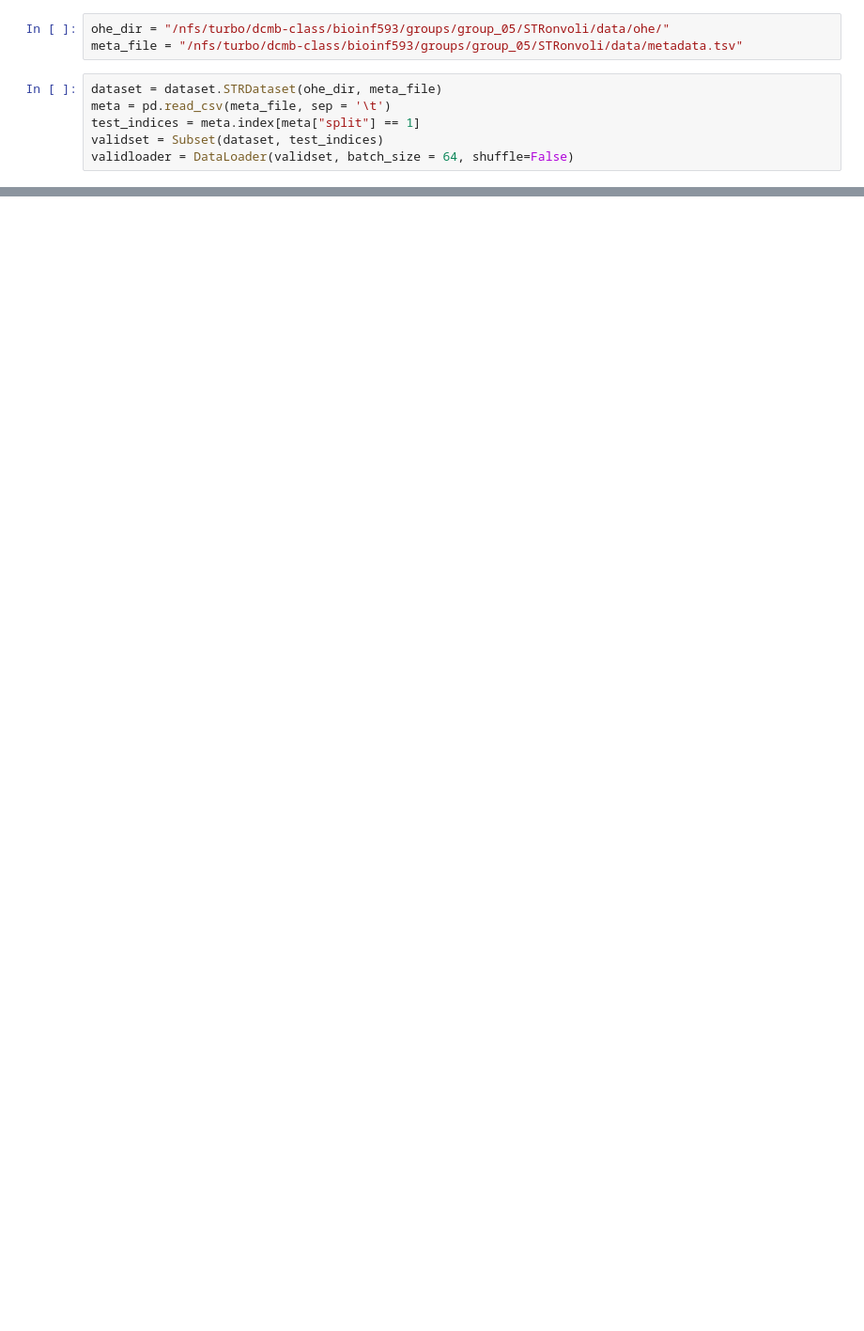
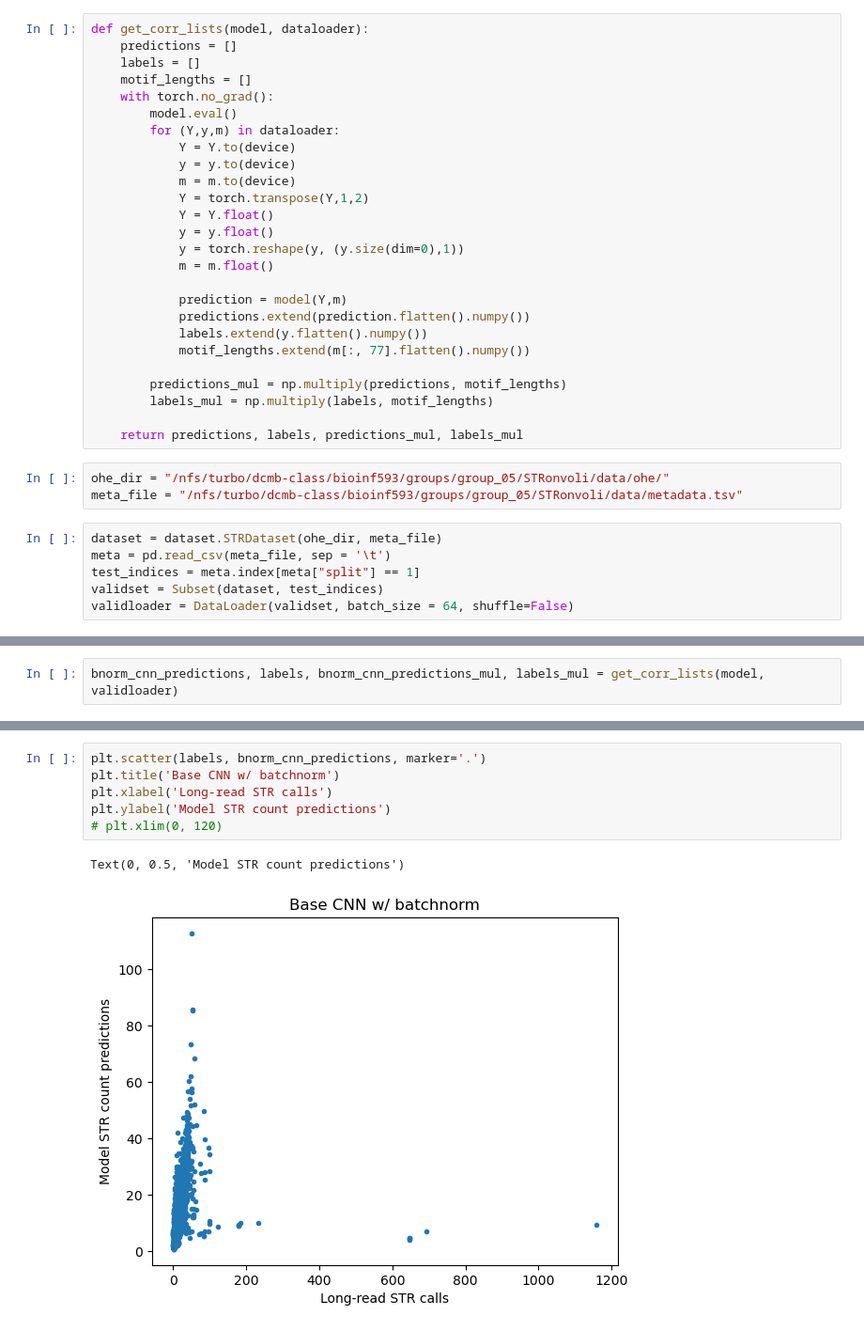
Before and after one commit to babessell1/STRonvoli, a Jupyter notebook: correlation_analysis.ipynb, the cells around one changed output, grey strips where cells are left out. Shown at 94% size. Saved outputs shown, nothing was run; the diff lists cells and outputs as text; blank space fills up the shorter version.

```diff
--- a/correlation_analysis.ipynb
+++ b/correlation_analysis.ipynb
@@ -17,3 +20,29 @@ from Baseline_CNN import CNN
+# %%
+def get_corr_lists(model, dataloader):
+    predictions = []
+    labels = []
+    motif_lengths = []
+    with torch.no_grad():
+        model.eval()
+        for (Y,y,m) in dataloader:
+            Y = Y.to(device)
+            y = y.to(device)
+            m = m.to(device)
+            Y = torch.transpose(Y,1,2)
+            Y = Y.float()
+            y = y.float()
+            y = torch.reshape(y, (y.size(dim=0),1))
+            m = m.float()
+
+            prediction = model(Y,m)
+            predictions.extend(prediction.flatten().numpy())
+            labels.extend(y.flatten().numpy())
+            motif_lengths.extend(m[:, 77].flatten().numpy())
+
+        predictions_mul = np.multiply(predictions, motif_lengths)
+        labels_mul = np.multiply(labels, motif_lengths)
+
+    return predictions, labels, predictions_mul, labels_mul
 # %%
 ohe_dir = "/nfs/turbo/dcmb-class/bioinf593/groups/group_05/STRonvoli/data/ohe/"
 meta_file = "/nfs/turbo/dcmb-class/bioinf593/groups/group_05/STRonvoli/data/metadata.tsv"
@@ -55,0 +89,2 @@ plt.plot(labels, predictions)
+# %%
+bnorm_cnn_predictions, labels, bnorm_cnn_predictions_mul, labels_mul = get_corr_lists(model, validloader)
@@ -55,0 +96,9 @@ plt.plot(labels, predictions)
+# %%
+plt.scatter(labels, bnorm_cnn_predictions, marker='.')
+plt.title('Base CNN w/ batchnorm')
+plt.xlabel('Long-read STR calls')
+plt.ylabel('Model STR count predictions')
+# plt.xlim(0, 120)
+# %% [output]
+Text(0, 0.5, 'Model STR count predictions')
+[figure, added]
```
Also changed, not shown: parts of 17 cells of this notebook, 2 other files.
